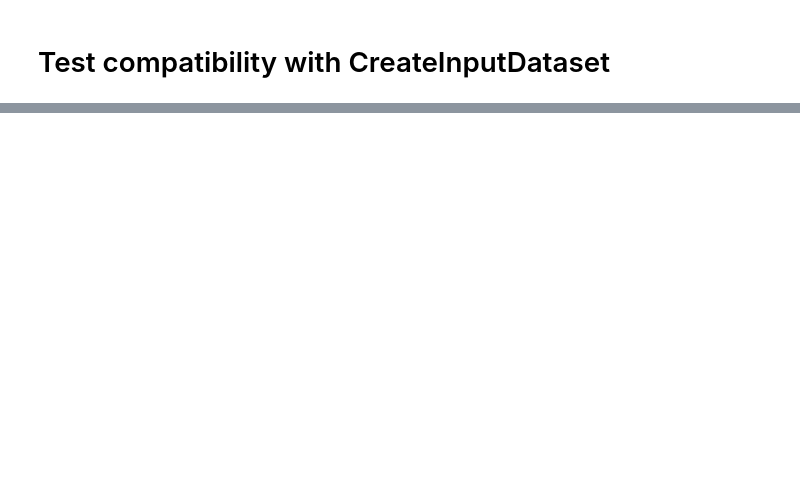
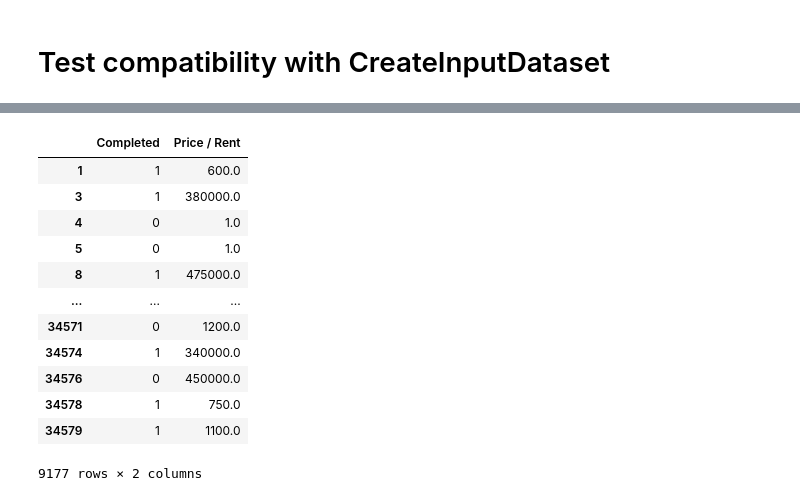
Before and after one commit to luowx0905/Individual-Project, a Jupyter notebook: sell property/read_dataset/read_property_data_full.ipynb, the cells around one changed output, grey strips where cells are left out. Drawn from its saved outputs; the diff is of its cells as text; code cells hidden in the pictures; blank space fills up the shorter version.

```diff
--- a/sell property/read_dataset/read_property_data_full.ipynb
+++ b/sell property/read_dataset/read_property_data_full.ipynb
@@ -185,0 +247,16 @@ creation.get_labels()
+# %%
+labels
+# %% [output]
+|  | Completed | Price / Rent |
+| 1 | 1 | 600.0 |
+| 3 | 1 | 380000.0 |
+| 4 | 0 | 1.0 |
+| 5 | 0 | 1.0 |
+| 8 | 1 | 475000.0 |
+| ... | ... | ... |
+| 34571 | 0 | 1200.0 |
+| 34574 | 1 | 340000.0 |
+| 34576 | 0 | 450000.0 |
+| 34578 | 1 | 750.0 |
+| 34579 | 1 | 1100.0 |
+9177 rows × 2 columns
```
Also changed, not shown: parts of 17 cells of this notebook, 11 other files.
